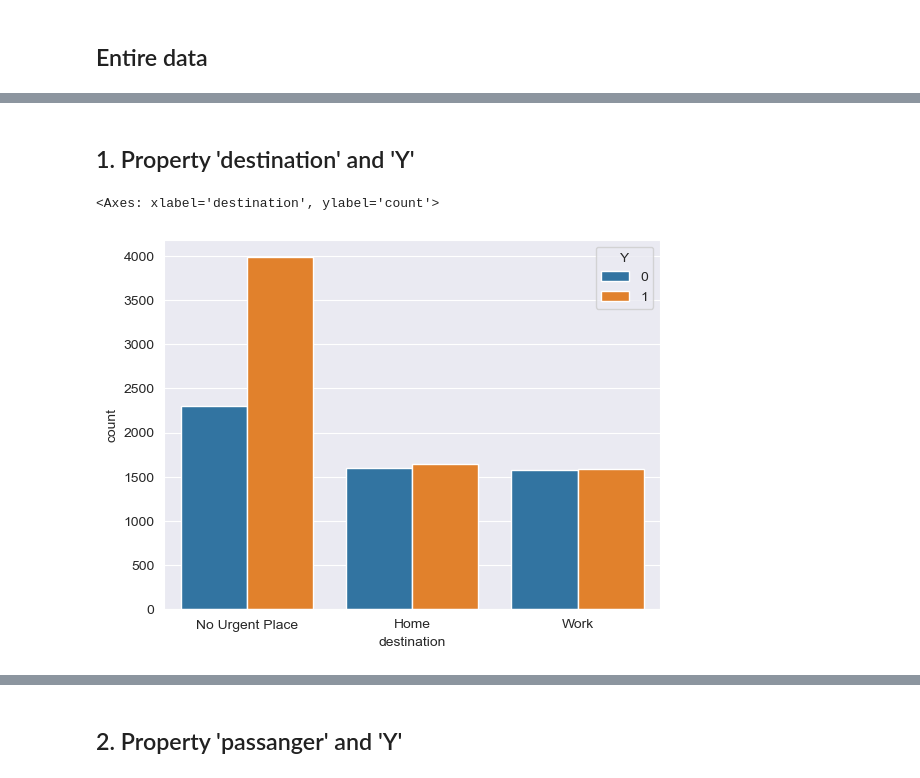
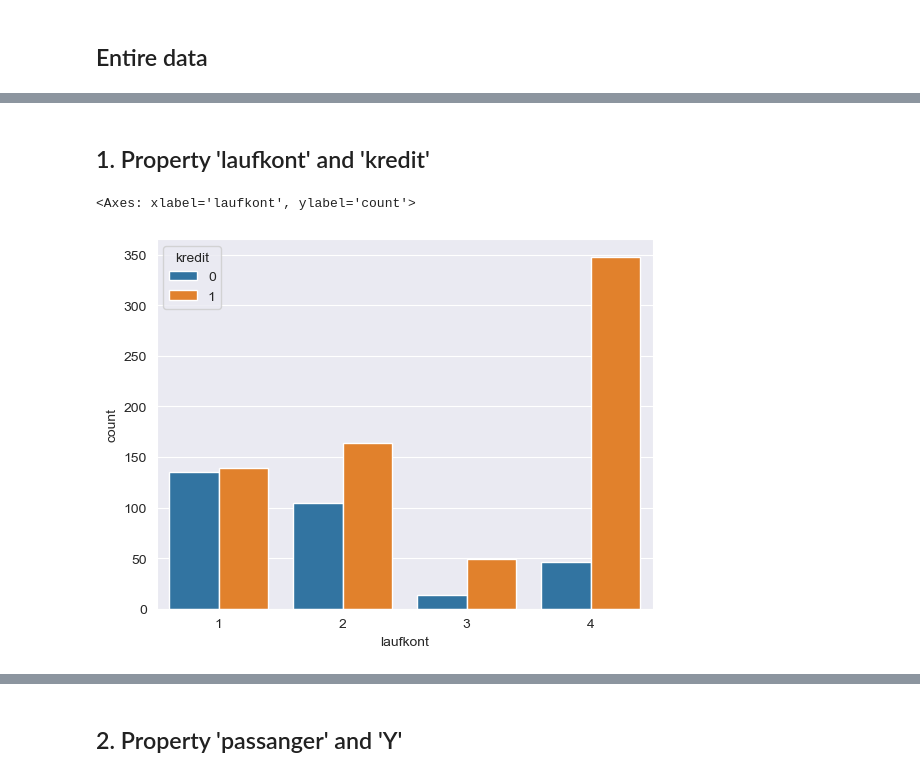
Before and after one commit to TaQuangKhoi/He-thong-thong-tin-thong-minh, a Jupyter notebook: Báo Cáo Cuối Kỳ/Dữ liệu 2/DL2 - Visualization data.ipynb, the cells around one changed output, grey strips where cells are left out. Cells and saved outputs as stored; diff of their text form; code cells hidden in the pictures.

Commit message:
DL2 - Run data visual

```diff
--- a/Báo Cáo Cuối Kỳ/Dữ liệu 2/DL2 - Visualization data.ipynb
+++ b/Báo Cáo Cuối Kỳ/Dữ liệu 2/DL2 - Visualization data.ipynb
@@ -8,6 +8,6 @@ import seaborn as sns
 # %% [markdown]
 # Load data
 # %%
-data = pd.read_csv('in-vehicle-coupon-recommendation.csv')
+data = pd.read_table('SouthGermanCredit.asc', sep=' ')
 data.head()
 # %% [output]
@@ -84,0 +80,2 @@ plt.bar(data['Y'].value_counts().index, data['Y'].value_counts(), width=0.5)
+# %%
+targetCol = 'kredit'
@@ -85,7 +88,7 @@ plt.bar(data['Y'].value_counts().index, data['Y'].value_counts(), width=0.5)
 # %% [markdown]
-## 1. Property 'destination' and 'Y'
+## 1. Property 'laufkont' and 'kredit'
 # %%
-sns.countplot(x='destination', data=data, hue='Y')
+sns.countplot(x='laufkont', data=data, hue=targetCol)
 # %% [output]
-<Axes: xlabel='destination', ylabel='count'>
+<Axes: xlabel='laufkont', ylabel='count'>
-[figure, old version]
+[figure, new version]
```
Also changed, not shown: parts of 11 cells of this notebook.
